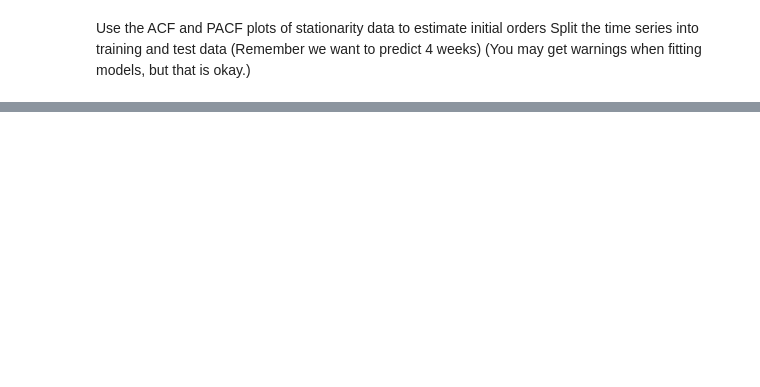
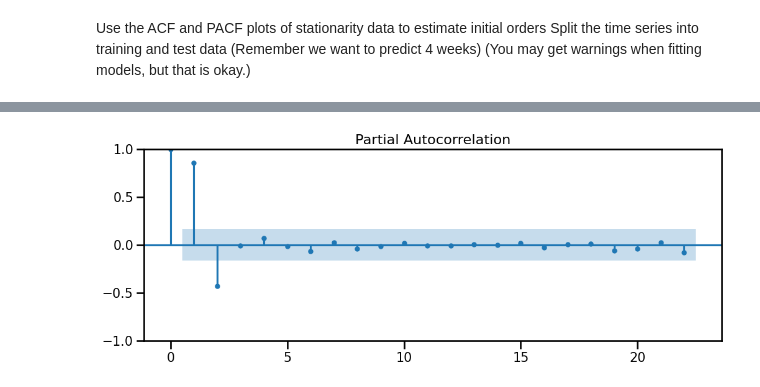
Before and after one commit to nabilgrichi-nefel/data-viz-mock-belt-exam, a Jupyter notebook: Mock_Belt_Exam.ipynb, the cells around one changed output, grey strips where cells are left out. Cells and saved outputs as stored; diff of their text form; code cells hidden in the pictures; blank space fills up the shorter version.

```diff
--- a/Mock_Belt_Exam.ipynb
+++ b/Mock_Belt_Exam.ipynb
@@ -271,0 +450,4 @@ Split the time series into training and test data (Remember we want to predict 4
+# %%
+tsa.graphics.plot_pacf(covid_filtered_ts_diff, method='ywm');
+# %% [output]
+[figure, added]
```
Also changed, not shown: parts of 39 cells of this notebook.
